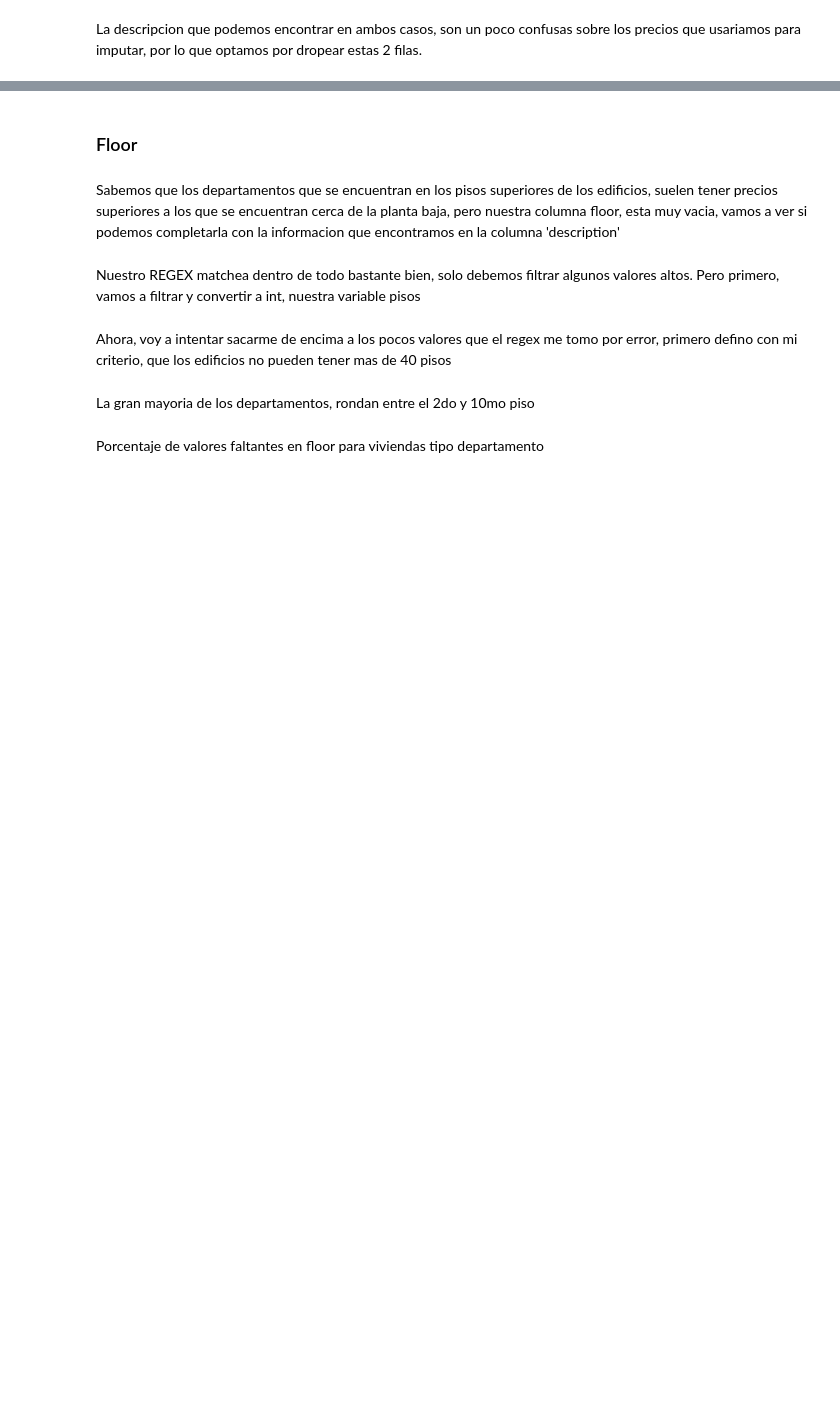
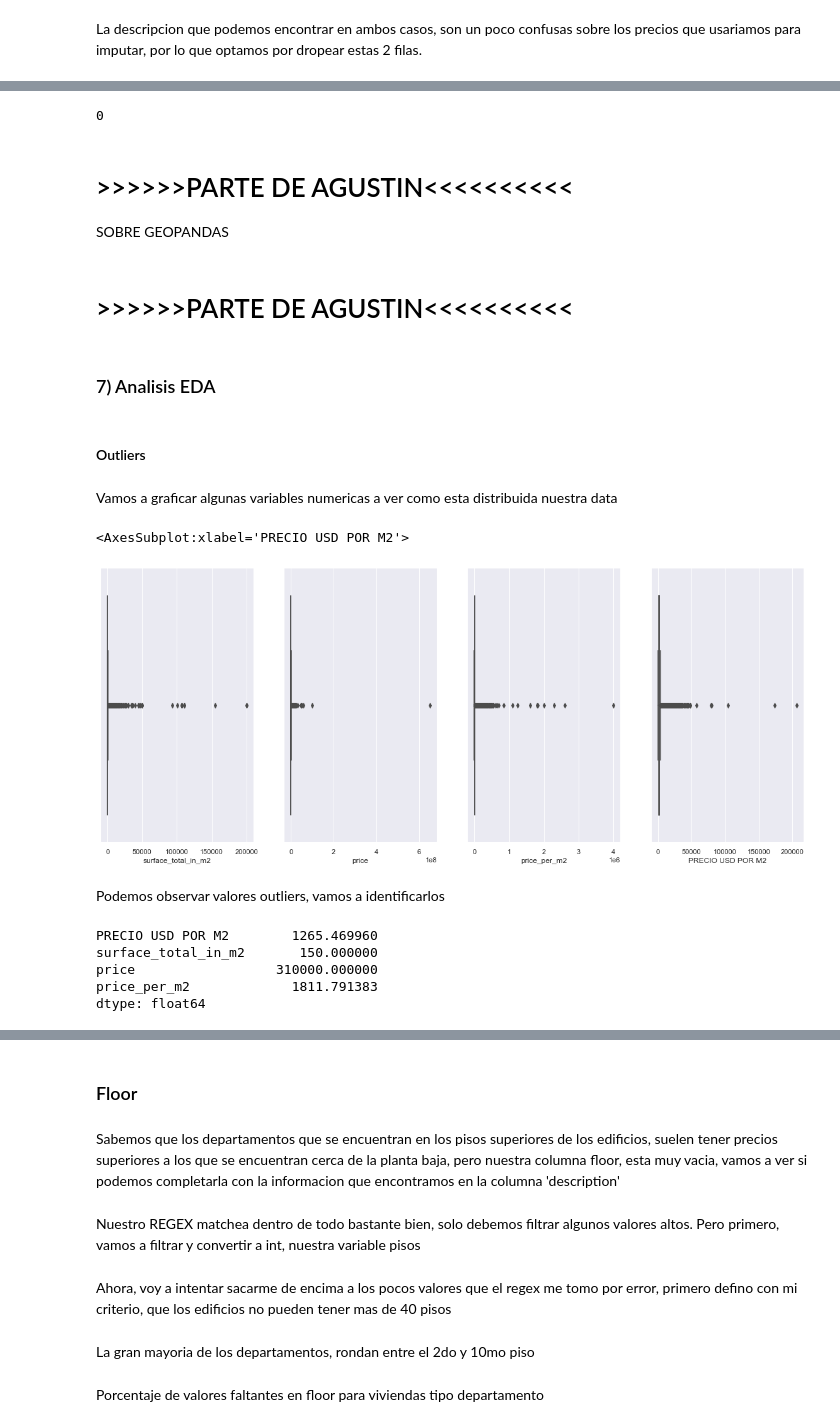
Before and after one commit to Csuarezgurruchaga/PROYECTO_FINAL_DIGITAL_HOUSE, a Jupyter notebook: Trabajo_Practico.ipynb, the cells around one changed output, grey strips where cells are left out. Saved outputs shown, nothing was run; the diff lists cells and outputs as text; code cells hidden in the pictures; blank space fills up the shorter version.

Commit message:
Trabajo Practico en proceso, lidiando con outliers

```diff
--- a/Trabajo_Practico.ipynb
+++ b/Trabajo_Practico.ipynb
@@ -213,4 +350,4 @@ df[['price_usd_per_m2','PRECIO USD POR M2']].sample(5)
 # %%
-M2_USD_NULL = df['PRECIO USD POR M2'].isnull()
+PRECIO_USD_POR_M2_null = df['PRECIO USD POR M2'].isna()
 
-df.loc[M2_USD_NULL,'PRECIO USD POR M2']=df.loc[M2_USD_NULL,'price_usd_per_m2']
+df.loc[PRECIO_USD_POR_M2_null,'PRECIO USD POR M2'] = df.loc[PRECIO_USD_POR_M2_null,'price_usd_per_m2']
@@ -336,0 +459,3 @@ df.reset_index(drop=True,inplace=True)
+# %%
+place_name_tester=df.place_with_parent_names.apply(lambda x: x.split('|')[-2])
+place_name_tester
@@ -336,0 +475,2 @@ df.reset_index(drop=True,inplace=True)
+# %%
+place_name_null_mask = df.place_name.isnull()
@@ -336,0 +483,30 @@ df.reset_index(drop=True,inplace=True)
+# %%
+df.loc[place_name_null_mask,'place_name'] = place_name_tester
+
+df.place_name.isnull().sum()
+# %% [output]
+0
+# %% [markdown]
+# >>>>>>PARTE DE AGUSTIN<<<<<<<<<<
+
+SOBRE GEOPANDAS
+# %% [markdown]
+# >>>>>>PARTE DE AGUSTIN<<<<<<<<<<
+# %% [markdown]
+### 7) Analisis EDA
+# %% [markdown]
+#### Outliers
+# %% [markdown]
+Vamos a graficar algunas variables numericas a ver como esta distribuida nuestra data
+# %%
+fig,ax = plt.subplots(ncols=4, figsize=(20,8))
+
+sns.boxplot(data=df, x='surface_total_in_m2', ax=ax[0])
+sns.boxplot(data=df, x='price', ax=ax[1])
+sns.boxplot(data=df, x='price_per_m2', ax=ax[2])
+sns.boxplot(data=df, x='PRECIO USD POR M2', ax=ax[3])
+# %% [output]
+<AxesSubplot:xlabel='PRECIO USD POR M2'>
+[figure, added]
+# %% [markdown]
+Podemos observar valores outliers, vamos a identificarlos
@@ -336,0 +515,11 @@ df.reset_index(drop=True,inplace=True)
+# %%
+q1=df2.quantile(0.25)
+q3=df2.quantile(0.75)
+IQR = q3-q1
+IQR
+# %% [output]
+PRECIO USD POR M2        1265.469960
+surface_total_in_m2       150.000000
+price                  310000.000000
+price_per_m2             1811.791383
+dtype: float64
```
Also changed, not shown: parts of 94 cells of this notebook.
